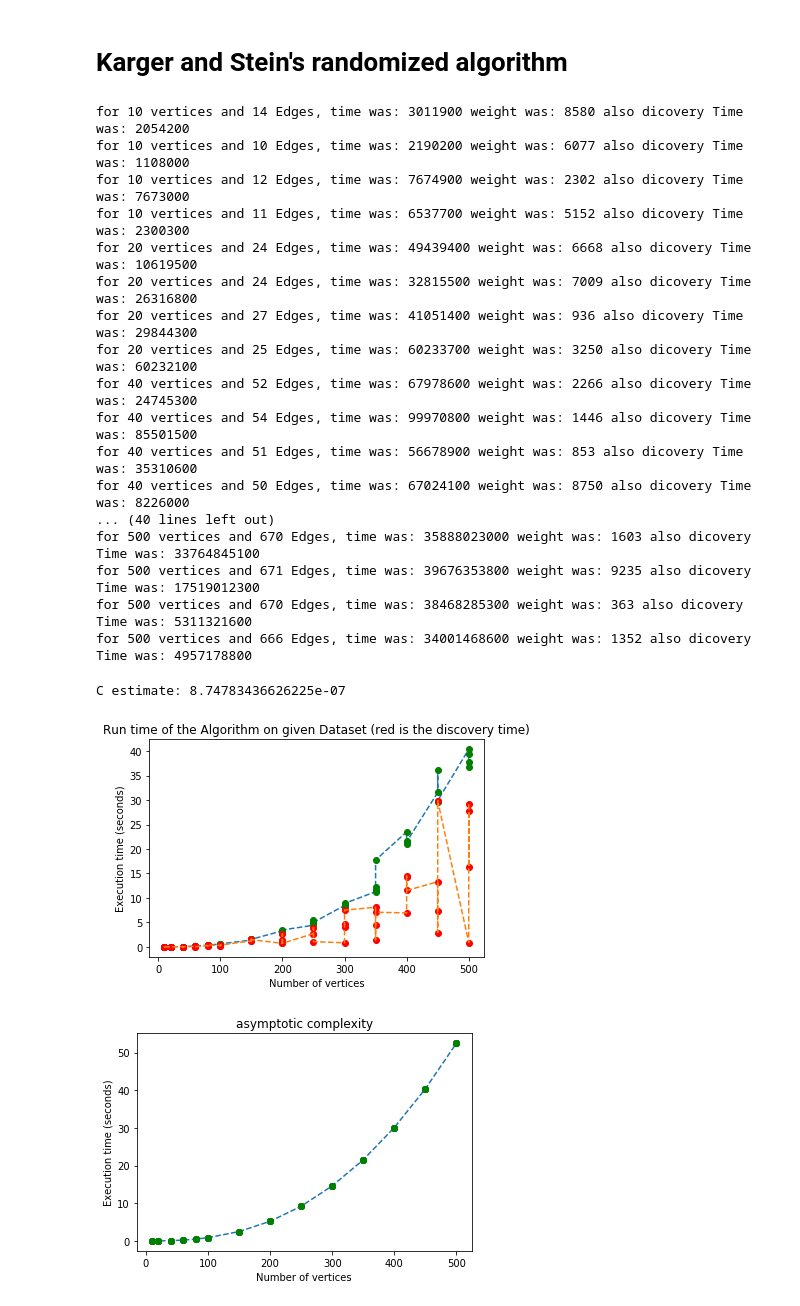
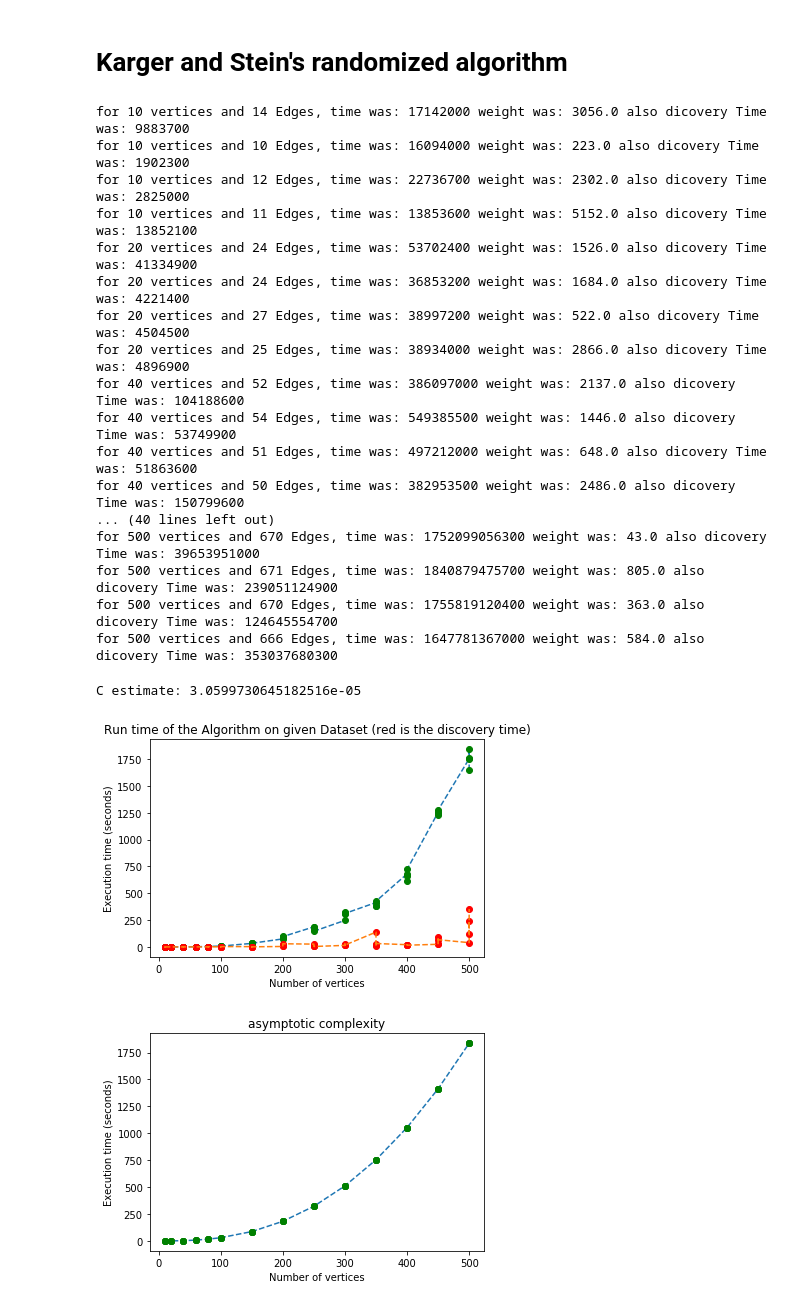
Before and after one commit to AlirezaXdehghan/algo2022, a Jupyter notebook: Assignment_3.ipynb, the cells around one changed output. Cells and saved outputs as stored; diff of their text form; code cells hidden in the pictures.

```diff
--- a/Assignment_3.ipynb
+++ b/Assignment_3.ipynb
@@ -138,7 +151,7 @@ for graph1 in graphs:
     NumEdge = graph1[0][1]
     vertices = graph1[1]
     edges = createDict(graph1[2])
-    startV = vertices[1]
+    startV = vertices[0]
     cuts=[]
     gc.disable()
     start_time = perf_counter_ns()
@@ -223,13 +225,0 @@ def rec_contract(E,N):
-# %%
-def contract(E,T,N):
-    while N > T: # instead of a simple contraction that continues until |V| <= 2, a variable is used to reuse the code
-        randV = choice(list(E.keys()))
-        randE = choice(E[randV])
-        E,_,_ = updateDict(randV,randE[0],E,False)
-        N -=1
-    return E[list(Ecop.keys())[0]][0][1],E,N #a very ugly way to get the weight but it works!
-#contraction of an edge:
-#while len V > 2
-# pick edge from E randomly
-# contract E
-#return only cut left!
@@ -236,19 +327,21 @@ def contract(E,T,N):
 # %%
 time_weight_Randomized = []
-end_current = 0
+
 for graph1 in graphs:
-    currentcut = float('inf')
-    edges = createDict(graph1[2])
+    vertices = graph1[1]
+    NumEdge = graph1[0][1]
+    edges = graph1[2]
+    NumVert = int(graph1[0][0])
+    WeightMatrix = createWeiAdjMat(edges,NumVert) #weight adjacency matrix
+    D = createWeiDeg(WeightMatrix,vertices)
     cuts=[]
-    leftVertices = graph1[0][0]
-    NumVert = leftVertices
-    NumEdge = graph1[0][1]
     gc.disable()
     start_time = perf_counter_ns()
-    for i in range(0,ceil(log(leftVertices)**2)): #repeat it for (log(n))**2 times!
-        leftVertices = graph1[0][0]
-        Ecop = copy.deepcopy(edges)
-        w = rec_contract(Ecop,leftVertices)
+    currentcut = float('inf')
+    for i in range(0,ceil(log(NumVert))**2): #repeat it for (log(n))**2 times! because each iteration probability is 1 - e^-Cn and C is the coefficent in C * logn
+        Dc = copy.deepcopy(D)
+        WeightMatrixc = copy.deepcopy(WeightMatrix)
+        w = Execute(Dc,WeightMatrixc)
         cuts.append(w)
         if w < currentcut:
             currentcut = w
@@ -260,57 +353,57 @@ for graph1 in graphs:
     print("for",NumVert,"vertices and",NumEdge,"Edges,","time was:",time,"weight was:",min(cuts),"also dicovery Time was:",dis_time)
     time_weight_Randomized.append((time,dis_time,NumVert,NumEdge,min(cuts)))
 # %% [output]
-for 10 vertices and 14 Edges, time was: 3011900 weight was: 8580 also dicovery Time was: 2054200
-for 10 vertices and 10 Edges, time was: 2190200 weight was: 6077 also dicovery Time was: 1108000
-for 10 vertices and 12 Edges, time was: 7674900 weight was: 2302 also dicovery Time was: 7673000
-for 10 vertices and 11 Edges, time was: 6537700 weight was: 5152 also dicovery Time was: 2300300
-for 20 vertices and 24 Edges, time was: 49439400 weight was: 6668 also dicovery Time was: 10619500
-for 20 vertices and 24 Edges, time was: 32815500 weight was: 7009 also dicovery Time was: 26316800
-for 20 vertices and 27 Edges, time was: 41051400 weight was: 936 also dicovery Time was: 29844300
-for 20 vertices and 25 Edges, time was: 60233700 weight was: 3250 also dicovery Time was: 60232100
-for 40 vertices and 52 Edges, time was: 67978600 weight was: 2266 also dicovery Time was: 24745300
-for 40 vertices and 54 Edges, time was: 99970800 weight was: 1446 also dicovery Time was: 85501500
-for 40 vertices and 51 Edges, time was: 56678900 weight was: 853 also dicovery Time was: 35310600
-for 40 vertices and 50 Edges, time was: 67024100 weight was: 8750 also dicovery Time was: 8226000
+for 10 vertices and 14 Edges, time was: 17142000 weight was: 3056.0 also dicovery Time was: 9883700
+for 10 vertices and 10 Edges, time was: 16094000 weight was: 223.0 also dicovery Time was: 1902300
+for 10 vertices and 12 Edges, time was: 22736700 weight was: 2302.0 also dicovery Time was: 2825000
+for 10 vertices and 11 Edges, time was: 13853600 weight was: 5152.0 also dicovery Time was: 13852100
+for 20 vertices and 24 Edges, time was: 53702400 weight was: 1526.0 also dicovery Time was: 41334900
+for 20 vertices and 24 Edges, time was: 36853200 weight was: 1684.0 also dicovery Time was: 4221400
+for 20 vertices and 27 Edges, time was: 38997200 weight was: 522.0 also dicovery Time was: 4504500
+for 20 vertices and 25 Edges, time was: 38934000 weight was: 2866.0 also dicovery Time was: 4896900
+for 40 vertices and 52 Edges, time was: 386097000 weight was: 2137.0 also dicovery Time was: 104188600
+for 40 vertices and 54 Edges, time was: 549385500 weight was: 1446.0 also dicovery Time was: 53749900
+for 40 vertices and 51 Edges, time was: 497212000 weight was: 648.0 also dicovery Time was: 51863600
+for 40 vertices and 50 Edges, time was: 382953500 weight was: 2486.0 also dicovery Time was: 150799600
 ... (40 lines left out)
-for 500 vertices and 670 Edges, time was: 35888023000 weight was: 1603 also dicovery Time was: 33764845100
-for 500 vertices and 671 Edges, time was: 39676353800 weight was: 9235 also dicovery Time was: 17519012300
-for 500 vertices and 670 Edges, time was: 38468285300 weight was: 363 also dicovery Time was: 5311321600
-for 500 vertices and 666 Edges, time was: 34001468600 weight was: 1352 also dicovery Time was: 4957178800
+for 500 vertices and 670 Edges, time was: 1752099056300 weight was: 43.0 also dicovery Time was: 39653951000
+for 500 vertices and 671 Edges, time was: 1840879475700 weight was: 805.0 also dicovery Time was: 239051124900
+for 500 vertices and 670 Edges, time was: 1755819120400 weight was: 363.0 also dicovery Time was: 124645554700
+for 500 vertices and 666 Edges, time was: 1647781367000 weight was: 584.0 also dicovery Time was: 353037680300
 # %%
 x_val = []
 y_val = []
 dis_val = []
 yAC_val = []
 c_estimate = []
 for (T,Td,V,E,_) in time_weight_Randomized:
     x_val.append(V)
     y_val.append(T/10**9)
     dis_val.append(Td/10**9)
     c_estimate.append((T/10**9) /((V**2 * (log(V)**3))))
 
-c = sum(c_estimate)/(len(c_estimate))
+c = sum(c_estimate)/(len(c_estimate) - 30)
 print("C estimate:",c)
 
 for (T,Td,V,E,_) in time_weight_Randomized:
     yAC_val.append(c * (V**2 * (log(V)**3)))
 
 import matplotlib.pyplot as plt
 plt.plot(x_val,y_val,'--')
 plt.plot(x_val,y_val,'og')
 plt.plot(x_val,dis_val,'or')
 plt.plot(x_val,dis_val,'--')
 plt.ylabel("Execution time (seconds)")
 plt.xlabel("Number of vertices")
 plt.title('Run time of the Algorithm on given Dataset (red is the discovery time)')
 plt.show()
 plt.plot(x_val,yAC_val,'--')
 plt.plot(x_val,yAC_val,'og')
 plt.xlabel("Number of vertices")
 plt.ylabel("Execution time (seconds)")
 plt.title("asymptotic complexity")
 plt.show()
 # %% [output]
-C estimate: 8.74783436626225e-07
+C estimate: 3.0599730645182516e-05
-[figure, old version]
+[figure, new version]
-[figure, old version]
+[figure, new version]
```
Also changed, not shown: parts of 8 cells of this notebook.
